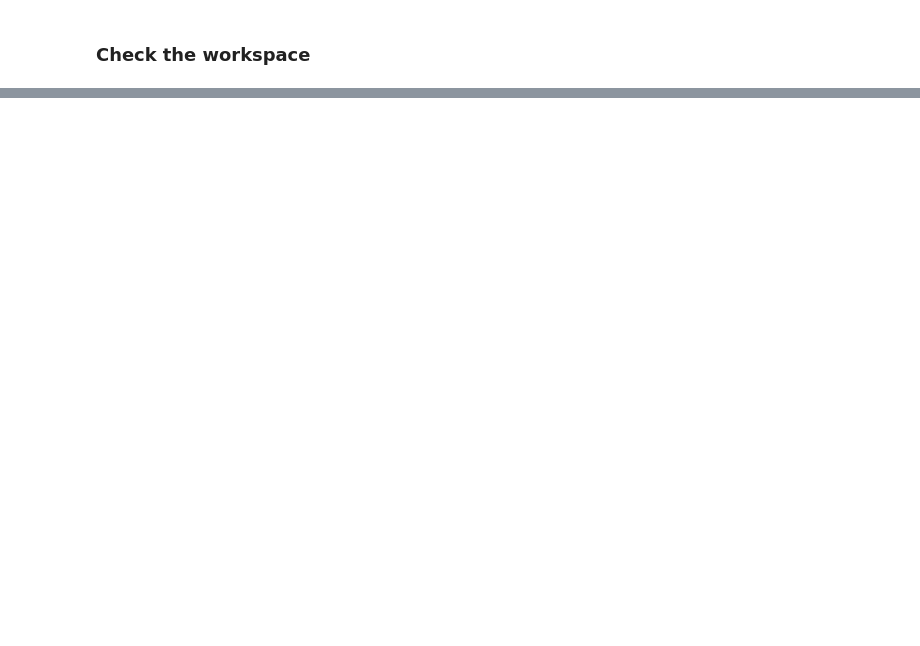
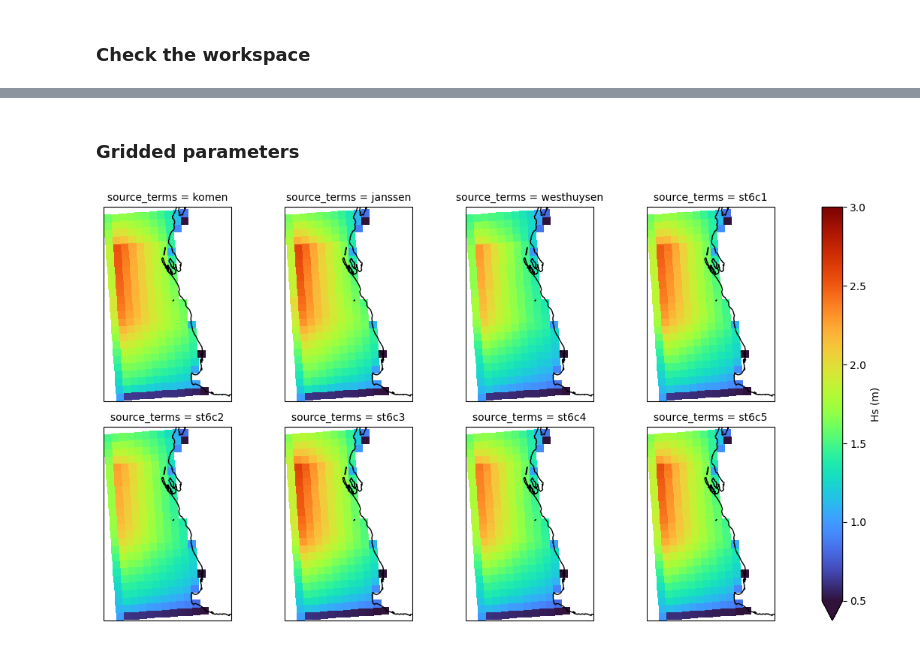
Before and after one commit to sppigot/rompy, a Jupyter notebook: notebooks/swan/example_sensitivity.ipynb, the cells around one changed output, grey strips where cells are left out. Drawn from its saved outputs; the diff is of its cells as text; code cells hidden in the pictures; blank space fills up the shorter version.

```diff
--- a/notebooks/swan/example_sensitivity.ipynb
+++ b/notebooks/swan/example_sensitivity.ipynb
@@ -168,0 +178,5 @@ Todo
+# %%
+for modeldir in modeldirs:
+    cmd = ["docker", "run", "-v", f"./{modeldir}:/home", "oceanum/swan:4141", "swan.exe", ">", f"{modeldir}/swan.log"]
+    print(" ".join(cmd))
+    os.system(" ".join(cmd))
@@ -168,0 +192,4 @@ Todo
+# %%
+# Check for output files
+for modeldir in modeldirs:
+    print(sorted(modeldir.glob("*.nc")))
@@ -172,0 +218,19 @@ Todo
+# %%
+def read_gridded_output(run):
+    """Read mean gridded output from a model run"""
+    modeldir = Path(run.output_dir) / run.run_id
+    dset = xr.open_dataset(modeldir / run.config.output.block.fname)
+    return dset.mean("time")
+
+
+def read_spectra_output(run):
+    """Read mean spectra output from a model run"""
+    modeldir = Path(run.output_dir) / run.run_id
+    dset = read_ncswan(modeldir / run.config.output.specout.fname)
+    return dset.mean("time")
+# %%
+# Gridded parameters
+
+dsgrid = xr.concat([read_gridded_output(run) for run in runs], dim="source_terms")
+dsgrid["source_terms"] = [run.run_id for run in runs]
+dsgrid
@@ -172,0 +316,17 @@ Todo
+# %% [markdown]
+### Gridded parameters
+# %%
+f = dsgrid.hs.plot(
+    x="longitude",
+    y="latitude",
+    col="source_terms",
+    col_wrap=4,
+    vmin=0.5,
+    vmax=3.0,
+    cmap="turbo",
+    subplot_kws=dict(projection=ccrs.PlateCarree()),
+    cbar_kwargs=dict(label="Hs (m)"),
+)
+f.map(lambda: plt.gca().coastlines());
+# %% [output]
+[figure, added]
```
Also changed, not shown: parts of 21 cells of this notebook, 1 other file.
